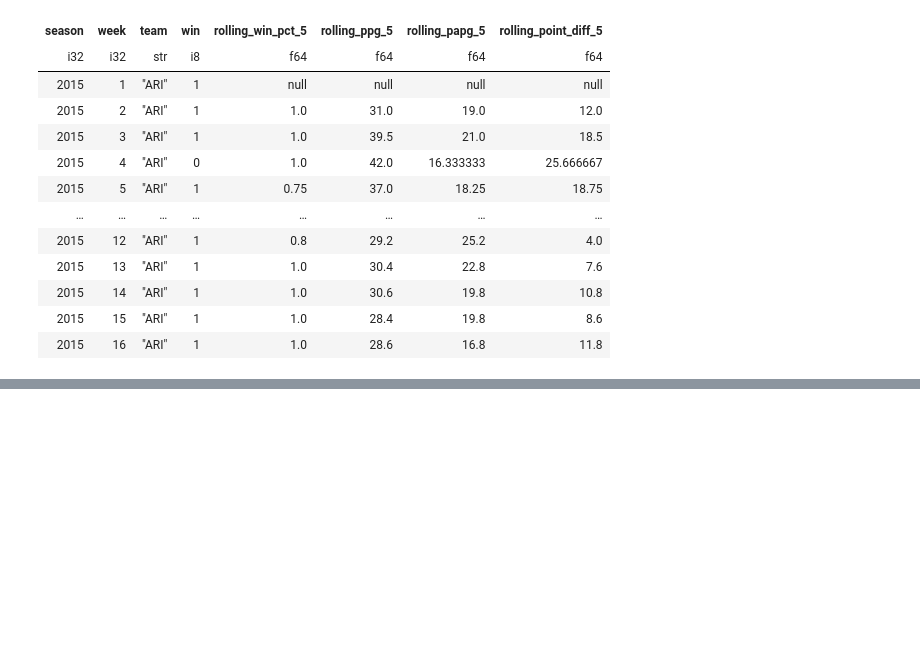
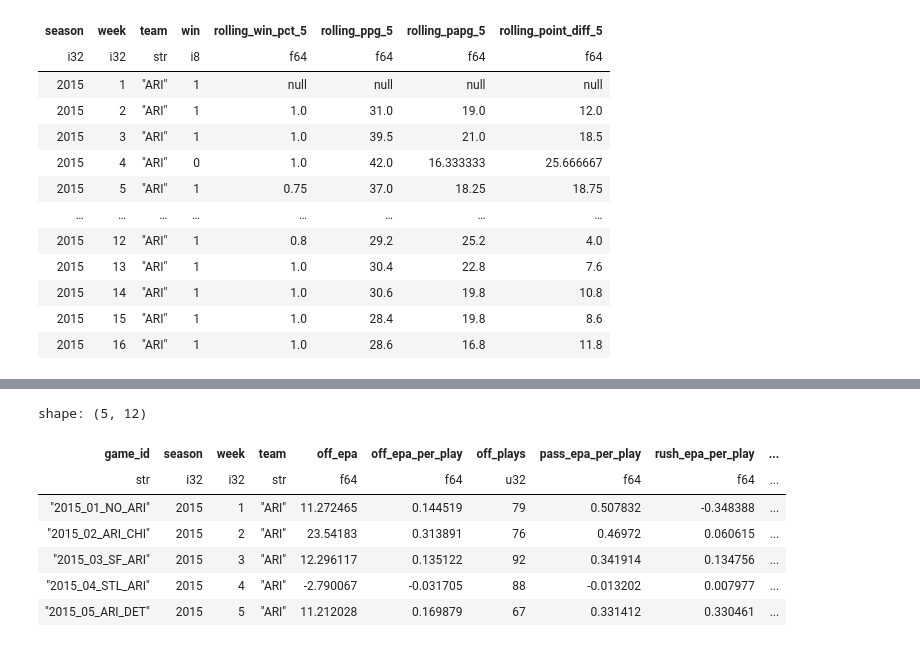
Before and after one commit to Joaquin2108/NFL-GamePredictor, a Jupyter notebook: Notebooks/feature-engineering.ipynb, the cells around one changed output, grey strips where cells are left out. Saved outputs shown, nothing was run; the diff lists cells and outputs as text; code cells hidden in the pictures; blank space fills up the shorter version.

```diff
--- a/Notebooks/feature-engineering.ipynb
+++ b/Notebooks/feature-engineering.ipynb
@@ -639,0 +574,18 @@ away_rolling = rolling_features.rename({
+# %%
+defense_game_epa = (
+    offensive_plays
+    .group_by([
+        "game_id",
+        "season",
+        "week",
+        "defteam",
+    ])
+    .agg([
+        pl.col("epa").sum().alias("def_epa_allowed"),
+        pl.col("epa").mean().alias("def_epa_allowed_per_play"),
+        pl.len().alias("def_plays"),
+    ])
+    .rename({
+        "defteam": "team"
+    })
+)
@@ -639,0 +601,17 @@ away_rolling = rolling_features.rename({
+# %%
+team_game_epa = team_game_epa.sort([
+    "season",
+    "team",
+    "week"
+])
+
+team_game_epa.head()
+# %% [output]
+shape: (5, 12)
+| game_id | season | week | team | off_epa | off_epa_per_play | off_plays | pass_epa_per_play | rush_epa_per_play | ... |
+| str | i32 | i32 | str | f64 | f64 | u32 | f64 | f64 | ... |
+| "2015_01_NO_ARI" | 2015 | 1 | "ARI" | 11.272465 | 0.144519 | 79 | 0.507832 | -0.348388 | ... |
+| "2015_02_ARI_CHI" | 2015 | 2 | "ARI" | 23.54183 | 0.313891 | 76 | 0.46972 | 0.060615 | ... |
+| "2015_03_SF_ARI" | 2015 | 3 | "ARI" | 12.296117 | 0.135122 | 92 | 0.341914 | 0.134756 | ... |
+| "2015_04_STL_ARI" | 2015 | 4 | "ARI" | -2.790067 | -0.031705 | 88 | -0.013202 | 0.007977 | ... |
+| "2015_05_ARI_DET" | 2015 | 5 | "ARI" | 11.212028 | 0.169879 | 67 | 0.331412 | 0.330461 | ... |
```
Also changed, not shown: parts of 52 cells of this notebook, 1 other file.
